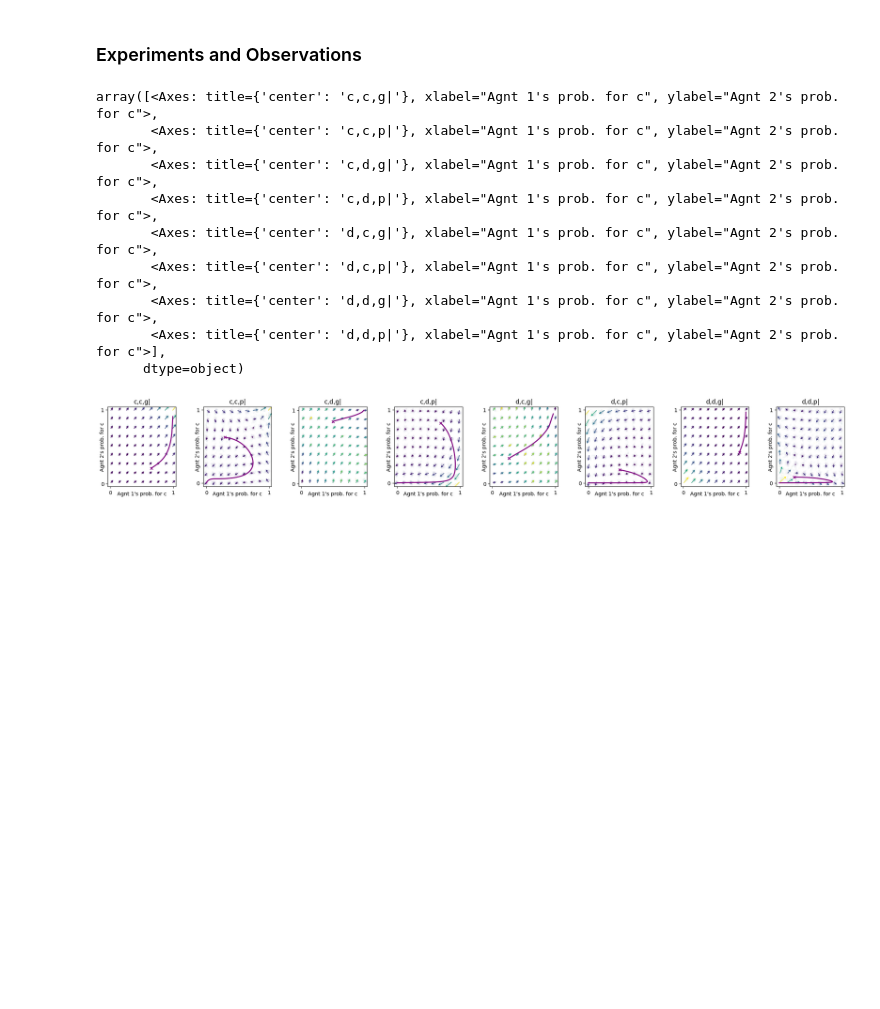
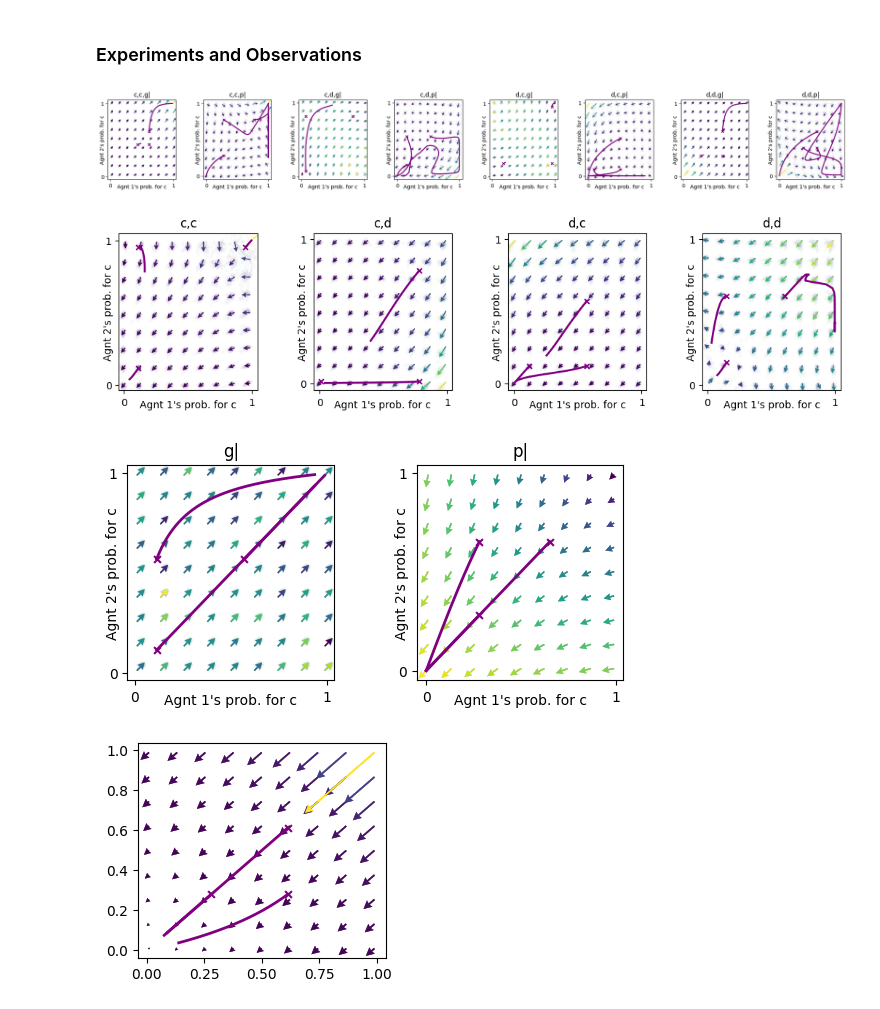
Before and after one commit to Akilan-R/Social_Ecological_Info_Cooperation, a Jupyter notebook: Code/nbs/make_plots.ipynb, the cells around one changed output. Cells and saved outputs as stored; diff of their text form; code cells hidden in the pictures; blank space fills up the shorter version.

```diff
--- a/Code/nbs/make_plots.ipynb
+++ b/Code/nbs/make_plots.ipynb
@@ -162,6 +162,7 @@ class Information_Conditions(HistoryEmbedded):
         print("------\n")
 # %%
 mae = POstratAC(env= ecopg_with_history, learning_rates=0.1, discount_factors=0.9)
-X_randome_ = [mae.random_softmax_strategy() for _ in range(5)]
-
+mae.random_softmax_strategy()
+X_random_list = [mae.random_softmax_strategy() for _ in range(3)]
+print(X_random_list)
 #Just to initialise a random startegy for the state set. This will be used to get the average policy for the given observation set
@@ -203,2 +224,13 @@ for mode in ['both_state_and_action_information','only_action_history_informatio
 # %% [markdown]
 ### Experiments and Observations
+# %%
+def lhs_sampling(no_of_states, number_of_samples, agents):
+    global global_seed
+    sampler = qmc.LatinHypercube(d=no_of_states, seed = global_seed)
+
+    # Sampling for each agent and stacking similar result lists
+    lhs_random_samples_list = sampler.random(number_of_samples)
+    result = [np.stack((random_samples, 1 - random_samples), axis=-1) for random_samples in lhs_random_samples_list]
+    cross_product = [np.stack((x, y), axis=0) for x, y in it.combinations_with_replacement(result, agents)]
+
+    return cross_product
@@ -205,39 +239,35 @@ for mode in ['both_state_and_action_information','only_action_history_informatio
 # %%
 #| export
 
+for mode in ['both_state_and_action_information','only_action_history_information', 'only_state_information','no_information', ]:
 
-information_condition_instance = Information_Conditions(ecopg, mode='both_state_and_action_information')
-num_observed_states = len(information_condition_instance.Oset[0])
-x, y = ([0], list(range(num_observed_states)), [0]), ([1], list(range(num_observed_states)), [0])
-mae1 = POstratAC(env=information_condition_instance, learning_rates=0.1, discount_factors=0.96)
 
-ax = fp.plot_strategy_flow(
-    mae1,
-    x, y, flowarrow_points=np.linspace(0.01, 0.99, 9), NrRandom=32,
-    conds=np.array(information_condition_instance.Oset)[0, :num_observed_states]  # Adjust conditions for the mode
-)
+    information_condition_instance = Information_Conditions(ecopg, mode= mode)
+    num_observed_states = len(information_condition_instance.Oset[0])
+    x, y = ([0], list(range(num_observed_states)), [0]), ([1], list(range(num_observed_states)), [0])
+    mae1 = POstratAC(env=information_condition_instance, learning_rates=0.1, discount_factors=0.96)
 
-initial_conditions_list = lhs_sampling(mae.Q, 2, mae.N)
+    ax = fp.plot_strategy_flow(
+        mae1,
+        x, y, flowarrow_points=np.linspace(0.01, 0.99, 9), NrRandom=32,
+        conds=np.array(information_condition_instance.Oset)[0, :num_observed_states]  # Adjust conditions for the mode
+    )
 
-for initial_condition in initial_conditions_list:
-    xtraj, fixedpointreached = mae1.trajectory(X_for_observation_set, Tmax=10000, tolerance=1e-5)
-    fp.plot_trajectories([xtraj], x, y, cols=['black'], axes = ax)
+    initial_conditions_list = lhs_sampling(mae1.Q, 2, mae1.N)
+
+    for initial_condition in initial_conditions_list:
+        xtraj, fixedpointreached = mae1.trajectory(initial_condition, Tmax=10000, tolerance=1e-5)
+        fp.plot_trajectories([xtraj], x, y, cols=['purple'], axes = ax )
 
     # plt.figure()
     # plt.plot(xtraj[:, 0, 0, 0], label="Agent 0", c='red')
     # plt.plot(xtraj[:, 1, 0, 0], label="Agent 1", c='blue')
     # plt.xlabel('Time steps')
     # plt.ylabel('Cooperation probability')
     # plt.legend()
     # plt.title(mode + " trajectory")
 # %% [output]
-array([<Axes: title={'center': 'c,c,g|'}, xlabel="Agnt 1's prob. for c", ylabel="Agnt 2's prob. for c">,
-       <Axes: title={'center': 'c,c,p|'}, xlabel="Agnt 1's prob. for c", ylabel="Agnt 2's prob. for c">,
-       <Axes: title={'center': 'c,d,g|'}, xlabel="Agnt 1's prob. for c", ylabel="Agnt 2's prob. for c">,
-       <Axes: title={'center': 'c,d,p|'}, xlabel="Agnt 1's prob. for c", ylabel="Agnt 2's prob. for c">,
-       <Axes: title={'center': 'd,c,g|'}, xlabel="Agnt 1's prob. for c", ylabel="Agnt 2's prob. for c">,
-       <Axes: title={'center': 'd,c,p|'}, xlabel="Agnt 1's prob. for c", ylabel="Agnt 2's prob. for c">,
-       <Axes: title={'center': 'd,d,g|'}, xlabel="Agnt 1's prob. for c", ylabel="Agnt 2's prob. for c">,
-       <Axes: title={'center': 'd,d,p|'}, xlabel="Agnt 1's prob. for c", ylabel="Agnt 2's prob. for c">],
-      dtype=object)
-[figure, old version]
+[figure, new version]
+[figure, added]
+[figure, added]
+[figure, added]
```
Also changed, not shown: parts of 4 cells of this notebook, 12 other files.
